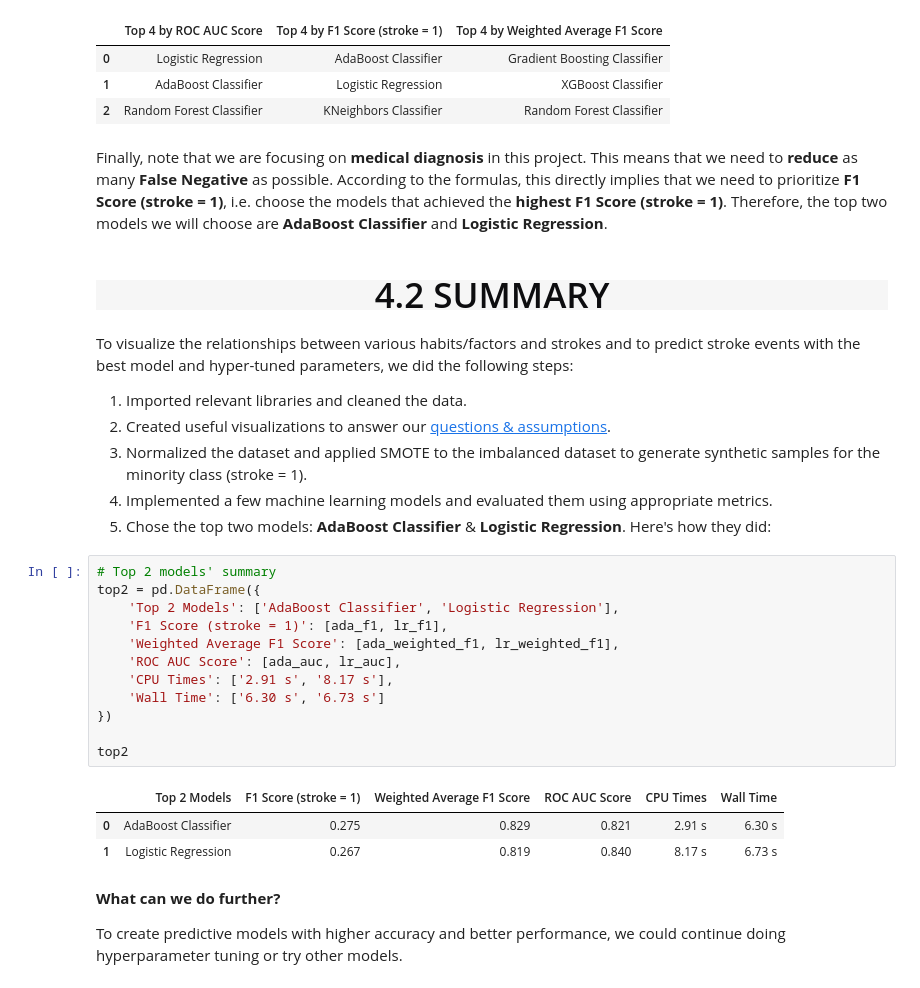
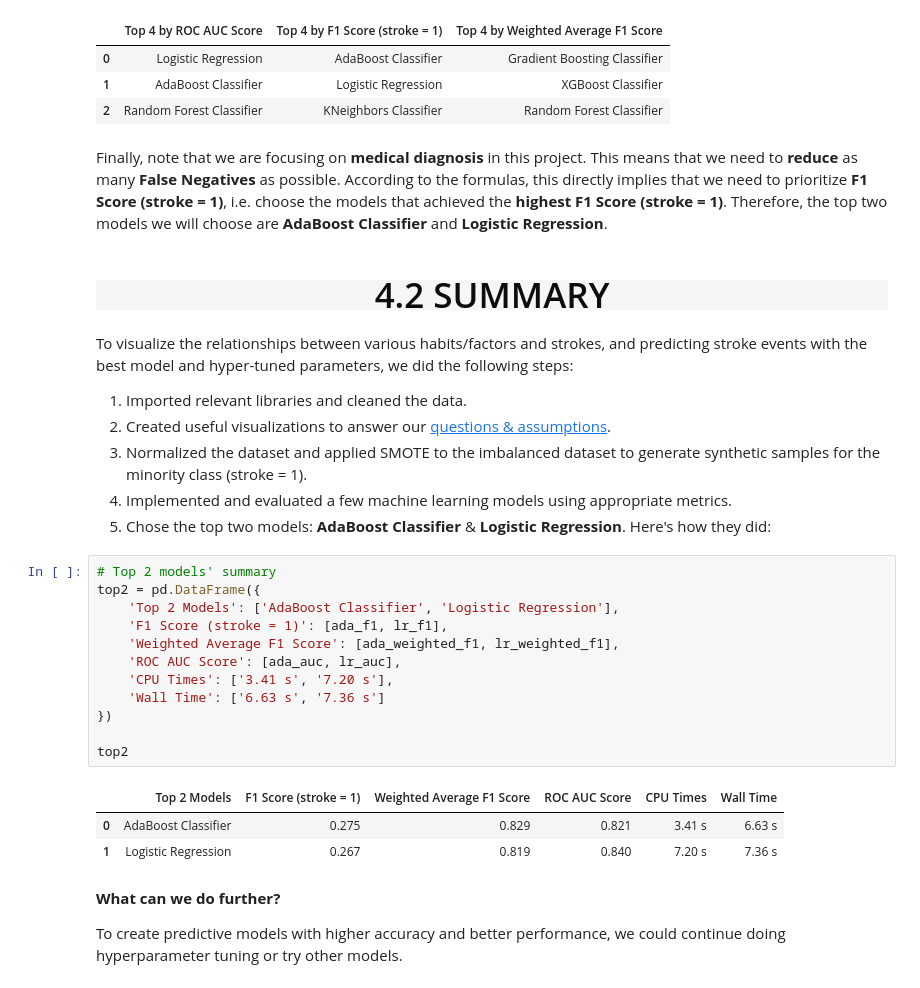
Before and after one commit to CP-Ong/portfolio, a Jupyter notebook: Data_Science/Classification_Stroke/end-to-end-stroke-classification.ipynb, the cells around one changed output. Drawn from its saved outputs; the diff is of its cells as text.

Commit message:
Updated 1st project

```diff
--- a/Data_Science/Classification_Stroke/end-to-end-stroke-classification.ipynb
+++ b/Data_Science/Classification_Stroke/end-to-end-stroke-classification.ipynb
@@ -1498,35 +1518,35 @@ final
 | 1 | AdaBoost Classifier | Logistic Regression | XGBoost Classifier |
 | 2 | Random Forest Classifier | KNeighbors Classifier | Random Forest Classifier |
 # %% [markdown]
-Finally, note that we are focusing on **medical diagnosis** in this project. This means that we need to **reduce** as many **False Negative** as possible. According to the formulas, this directly implies that we need to prioritize **F1 Score (stroke = 1)**, i.e. choose the models that achieved the **highest F1 Score (stroke = 1)**. Therefore, the top two models we will choose are **AdaBoost Classifier** and **Logistic Regression**.
+Finally, note that we are focusing on **medical diagnosis** in this project. This means that we need to **reduce** as many **False Negatives** as possible. According to the formulas, this directly implies that we need to prioritize **F1 Score (stroke = 1)**, i.e. choose the models that achieved the **highest F1 Score (stroke = 1)**. Therefore, the top two models we will choose are **AdaBoost Classifier** and **Logistic Regression**.
 # %% [markdown]
 <a id = '4.2'></a>
 
 <h2 style = "font-family: Serif; font-size: 35px; font-style: normal; letter-spacing: 3px; background-color: #f6f6f6; color: #0D0D0F; border-radius: 100px 100px; text-align: center;"> 4.2 SUMMARY </h2>
 # %% [markdown]
-To visualize the relationships between various habits/factors and strokes and to predict stroke events with the best model and hyper-tuned parameters, we did the following steps:
+To visualize the relationships between various habits/factors and strokes, and predicting stroke events with the best model and hyper-tuned parameters, we did the following steps:
 
 1. Imported relevant libraries and cleaned the data.
 2. Created useful visualizations to answer our [questions & assumptions](#Questions).
 3. Normalized the dataset and applied SMOTE to the imbalanced dataset to generate synthetic samples for the minority class (stroke = 1).
-4. Implemented a few machine learning models and evaluated them using appropriate metrics.
+4. Implemented and evaluated a few machine learning models using appropriate metrics.
 5. Chose the top two models: **AdaBoost Classifier** & **Logistic Regression**. Here's how they did:
 # %%
 # Top 2 models' summary
 top2 = pd.DataFrame({
     'Top 2 Models': ['AdaBoost Classifier', 'Logistic Regression'],
     'F1 Score (stroke = 1)': [ada_f1, lr_f1],
     'Weighted Average F1 Score': [ada_weighted_f1, lr_weighted_f1],
     'ROC AUC Score': [ada_auc, lr_auc],
-    'CPU Times': ['2.91 s', '8.17 s'],
-    'Wall Time': ['6.30 s', '6.73 s']
+    'CPU Times': ['3.41 s', '7.20 s'],
+    'Wall Time': ['6.63 s', '7.36 s']
 })
 
 top2
 # %% [output]
 |  | Top 2 Models | F1 Score (stroke = 1) | Weighted Average F1 Score | ROC AUC Score | CPU Times | Wall Time |
-| 0 | AdaBoost Classifier | 0.275 | 0.829 | 0.821 | 2.91 s | 6.30 s |
-| 1 | Logistic Regression | 0.267 | 0.819 | 0.840 | 8.17 s | 6.73 s |
+| 0 | AdaBoost Classifier | 0.275 | 0.829 | 0.821 | 3.41 s | 6.63 s |
+| 1 | Logistic Regression | 0.267 | 0.819 | 0.840 | 7.20 s | 7.36 s |
 # %% [markdown]
 **What can we do further?**
 
```
Also changed, not shown: parts of 21 cells of this notebook.
